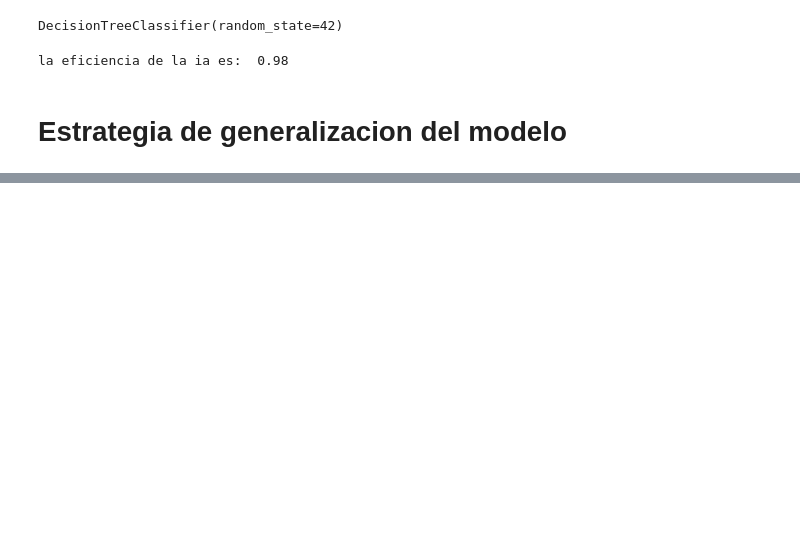
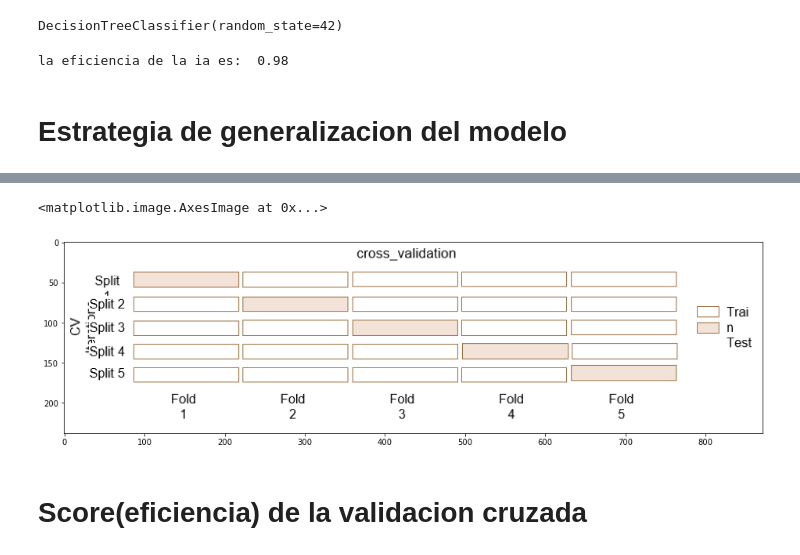
Before and after one commit to JoseBurBet/SIC-2022, a Jupyter notebook: Semana13/Ejm2_continuacion_gp3.ipynb, the cells around one changed output, grey strips where cells are left out. Cells and saved outputs as stored; diff of their text form; code cells hidden in the pictures; blank space fills up the shorter version.

```diff
--- a/Semana13/Ejm2_continuacion_gp3.ipynb
+++ b/Semana13/Ejm2_continuacion_gp3.ipynb
@@ -485,0 +542,9 @@ la eficiencia de la ia es:  0.98
+# %%
+import cv2
+fig = plt.figure(figsize=(16,13))
+plt.imshow(cv2.imread("2.png"))
+# %% [output]
+<matplotlib.image.AxesImage at 0x...>
+[figure, added]
+# %% [markdown]
+# Score(eficiencia) de la validacion cruzada
```
Also changed, not shown: parts of 19 cells of this notebook, 2 other files.
